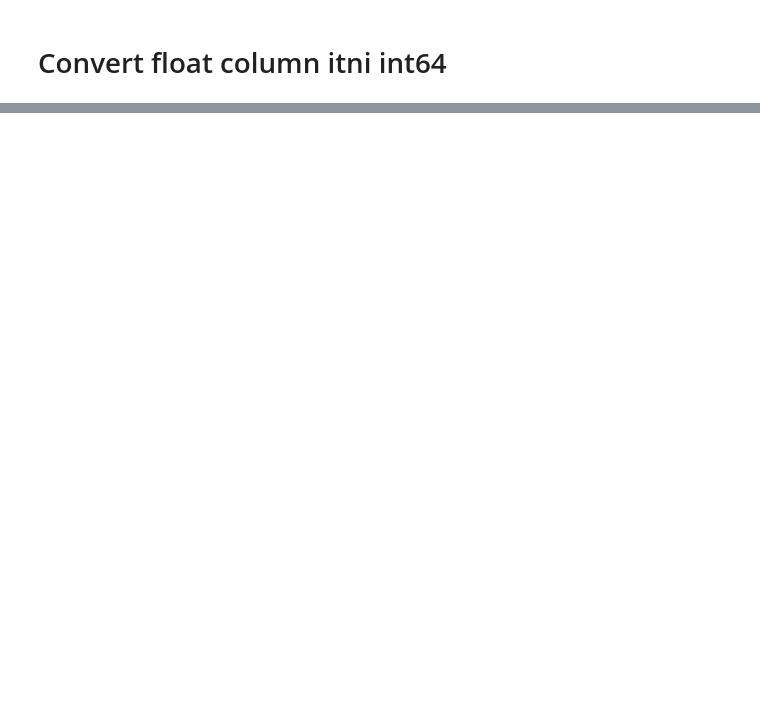
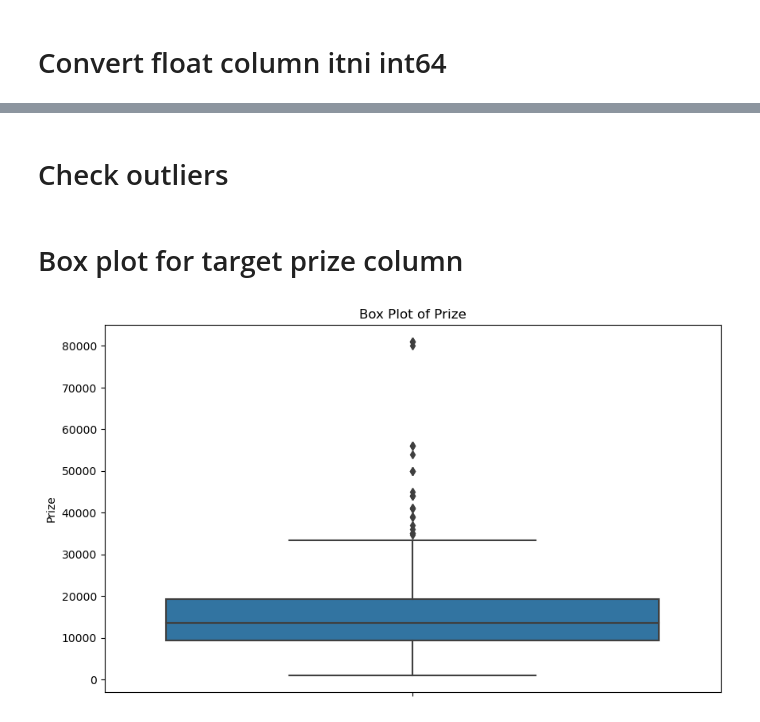
Before and after one commit to MohdJubairKhan/project_4., a Jupyter notebook: Notebook/Feature Extraction and Price Prediction for Mobile Phones.ipynb, the cells around one changed output, grey strips where cells are left out. Cells and saved outputs as stored; diff of their text form; code cells hidden in the pictures; blank space fills up the shorter version.

```diff
--- a/Notebook/Feature Extraction and Price Prediction for Mobile Phones.ipynb
+++ b/Notebook/Feature Extraction and Price Prediction for Mobile Phones.ipynb
@@ -137,0 +245,2 @@ Processed_Flipdata.head(5)
+# %%
+Processed_Flipdata['Model'] = Processed_Flipdata['Model'].replace({'OnePlus Nord 2T 5G ','OnePlus 8','OnePlus Nord','OnePlus Nord 2T 5G'} , 'OnePlus')
@@ -137,0 +249,2 @@ Processed_Flipdata.head(5)
+# %%
+Processed_Flipdata['Model'] = Processed_Flipdata['Model'].replace({'I Kall Z19Pro','I Kall Z19Pro Flash blue'} , 'I Kall')
@@ -137,0 +253,2 @@ Processed_Flipdata.head(5)
+# %%
+Processed_Flipdata['Model'] = Processed_Flipdata['Model'].replace({'Nokia G11 Plus','Nokia G11 Plus','Nokia C01 Plus'} , 'Nokia')
@@ -137,0 +257,2 @@ Processed_Flipdata.head(5)
+# %%
+Processed_Flipdata['Model'] = Processed_Flipdata['Model'].replace({'LAVA Z21','LAVA Z2'} , 'LAVA')
@@ -137,0 +279,12 @@ Processed_Flipdata.head(5)
+# %% [markdown]
+# Check outliers
+# %% [markdown]
+# Box plot for target prize column
+# %%
+plt.figure(figsize=(10, 6))
+sns.boxplot(data=Processed_Flipdata, y='Prize')
+plt.ylabel('Prize')
+plt.title('Box Plot of Prize')
+plt.show()
+# %% [output]
+[figure, added]
```
Also changed, not shown: parts of 94 cells of this notebook.
